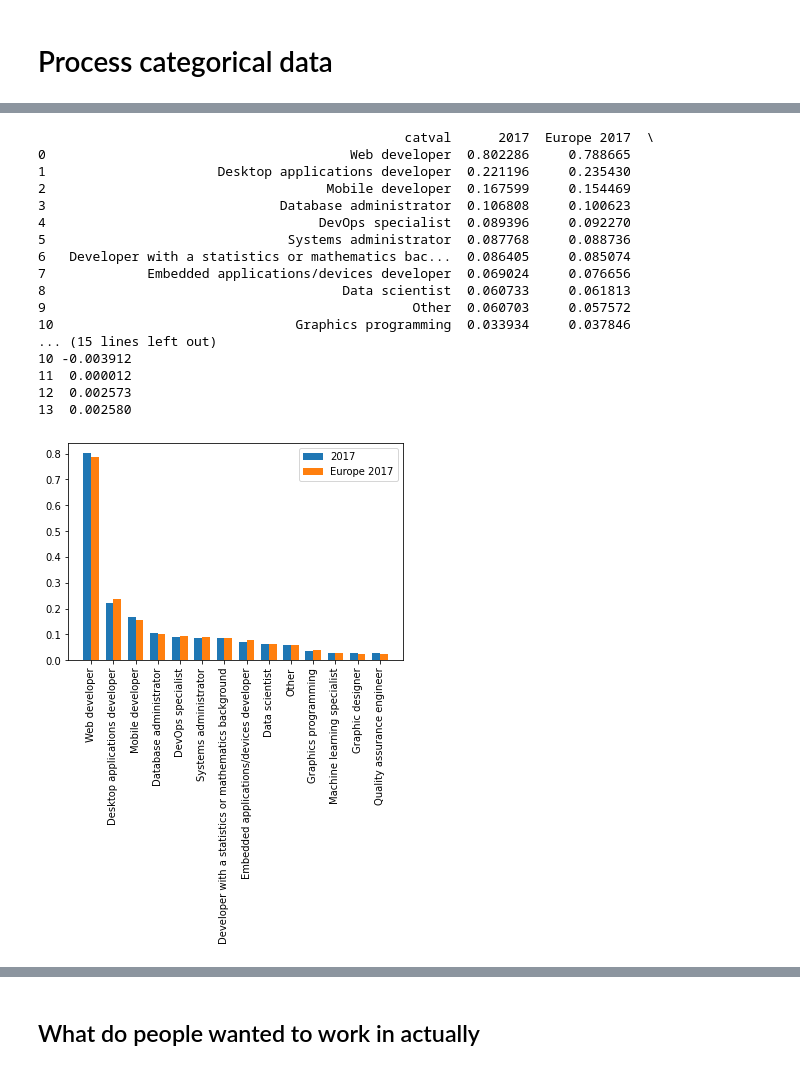
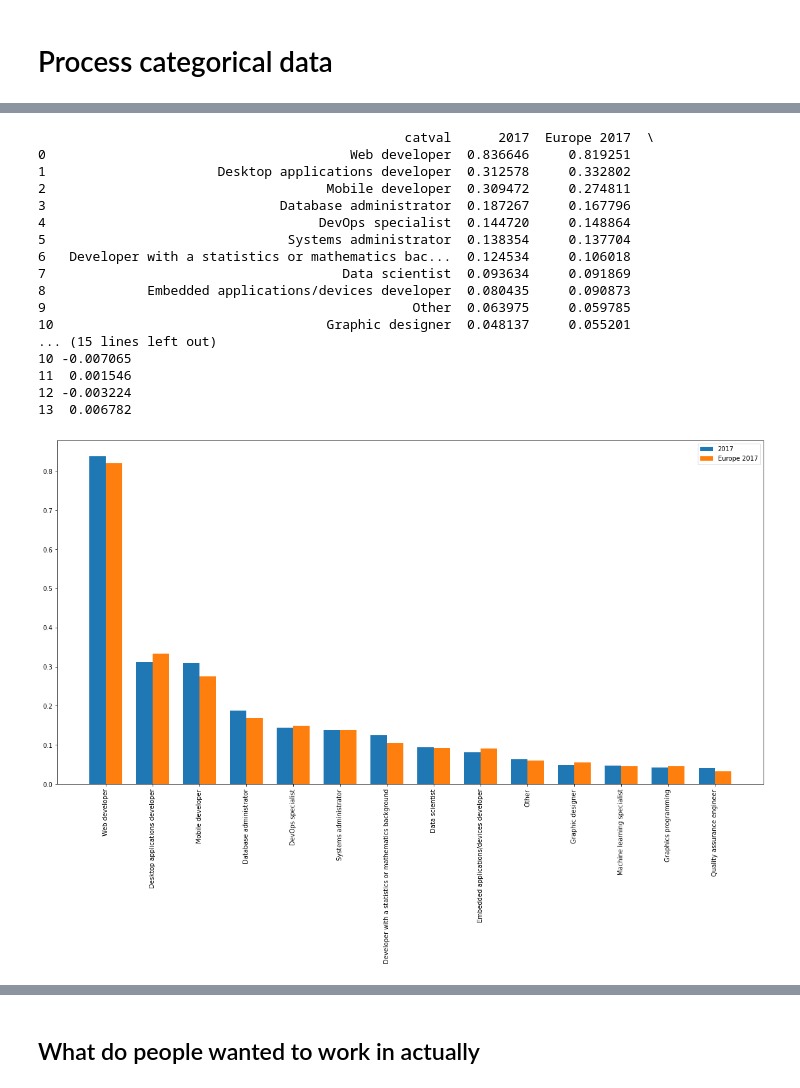
Before and after one commit to ju0gri/so-survey-data-analysis, a Jupyter notebook: project1_solution.ipynb, the cells around one changed output, grey strips where cells are left out. Cells and saved outputs as stored; diff of their text form; code cells hidden in the pictures.

Commit message:
Add comparisons for all years for all interesting columns
Signed-off-by: Ioana Grigoropol <ioana.grigoropol@gmail.com>

```diff
--- a/project1_solution.ipynb
+++ b/project1_solution.ipynb
@@ -1,11 +1,13 @@
 # %%
 import pandas as pd
 import numpy as np
+import matplotlib
 import matplotlib.pyplot as plt
 import seaborn as sns
 
 %matplotlib inline
 pd.set_option('display.max_rows', 200)
+matplotlib.rcParams['figure.figsize'] = (20.0, 10.0)
 # %%
 data_folder = "./data"
 
@@ -108 +110,4 @@ Andorra                  2
 Name: Country, dtype: int64
+# %%
+df_2017_non_eu = df_2017[~df_2017.Country.isin(europe_countries)]
+print(df_2017_non_eu.shape)
@@ -204,8 +222,8 @@ def process_and_plot_multiple_tags_cat_col(df, column_name, plot_title=None, mis
         plt.show()
     return df_exploded_grouped, total_values
 # %%
-df_exploded_grouped_2017, total_vals_2017 = process_and_plot_multiple_tags_cat_col(df_2017, "DeveloperType",
-                                                                                   "Developer types % in 2017 in the world")
+df_exploded_grouped_2017, total_vals_2017 = process_and_plot_multiple_tags_cat_col(df_2017_non_eu, "DeveloperType",
+                                                                                   "Developer types % in 2017 outside Europe")
 # %% [output]
 null entries for DeveloperType: 0
                                                catval  total_catvals
@@ -248,8 +266,8 @@ null entries for DeveloperType: 0
 # %%
-def compare_and_plot_df(df, df_country_specific, country, year, rows_year, rows_country_year):
+def compare_and_plot_df(df_non_country_specific, df_country_specific, country, year, rows_year, rows_country_year):
     merged_df = pd.DataFrame()
-    merged_df["catval"] = df["catval"]
-    merged_df[f"{year}"] = df["total_catvals"]/rows_year
+    merged_df["catval"] = df_non_country_specific["catval"]
+    merged_df[f"{year}"] = df_non_country_specific["total_catvals"]/rows_year
     merged_df[f"{country} {year}"] = df_country_specific["total_catvals"]/rows_country_year
     merged_df["diff"] = merged_df[f"{year}"] - merged_df[f"{country} {year}"]
     print(merged_df)
@@ -270,27 +288,27 @@ def compare_and_plot_df(df, df_country_specific, country, year, rows_year, rows_
     ax.set_xticklabels(labels, rotation=90)
     ax.legend()
 # %%
-compare_and_plot_df(df_exploded_grouped_2017, df_exploded_grouped_2017_es, "Europe", 2017,
+compare_and_plot_df(df_exploded_grouped_2017, df_exploded_grouped_2017_eu, "Europe", 2017,
                     total_vals_2017, total_vals_2017_eu)
 # %% [output]
                                                catval      2017  Europe 2017  \
-0                                       Web developer  0.802286     0.788665
-1                      Desktop applications developer  0.221196     0.235430
-2                                    Mobile developer  0.167599     0.154469
-3                              Database administrator  0.106808     0.100623
-4                                   DevOps specialist  0.089396     0.092270
-5                               Systems administrator  0.087768     0.088736
-6   Developer with a statistics or mathematics bac...  0.086405     0.085074
-7             Embedded applications/devices developer  0.069024     0.076656
-8                                      Data scientist  0.060733     0.061813
-9                                               Other  0.060703     0.057572
-10                               Graphics programming  0.033934     0.037846
+0                                       Web developer  0.836646     0.819251
+1                      Desktop applications developer  0.312578     0.332802
+2                                    Mobile developer  0.309472     0.274811
+3                              Database administrator  0.187267     0.167796
+4                                   DevOps specialist  0.144720     0.148864
+5                               Systems administrator  0.138354     0.137704
+6   Developer with a statistics or mathematics bac...  0.124534     0.106018
+7                                      Data scientist  0.093634     0.091869
+8             Embedded applications/devices developer  0.080435     0.090873
+9                                               Other  0.063975     0.059785
+10                                   Graphic designer  0.048137     0.055201
 ... (15 lines left out)
-10 -0.003912
-11  0.000012
-12  0.002573
-13  0.002580
+10 -0.007065
+11  0.001546
+12 -0.003224
+13  0.006782
-[figure, old version]
+[figure, new version]
 # %%
 def process_and_compare_col_global_local(df, df_country, column_name, year, country):
     print(f"processing yearly data for year {year} and {column_name}")
```
Also changed, not shown: parts of 50 cells of this notebook.
